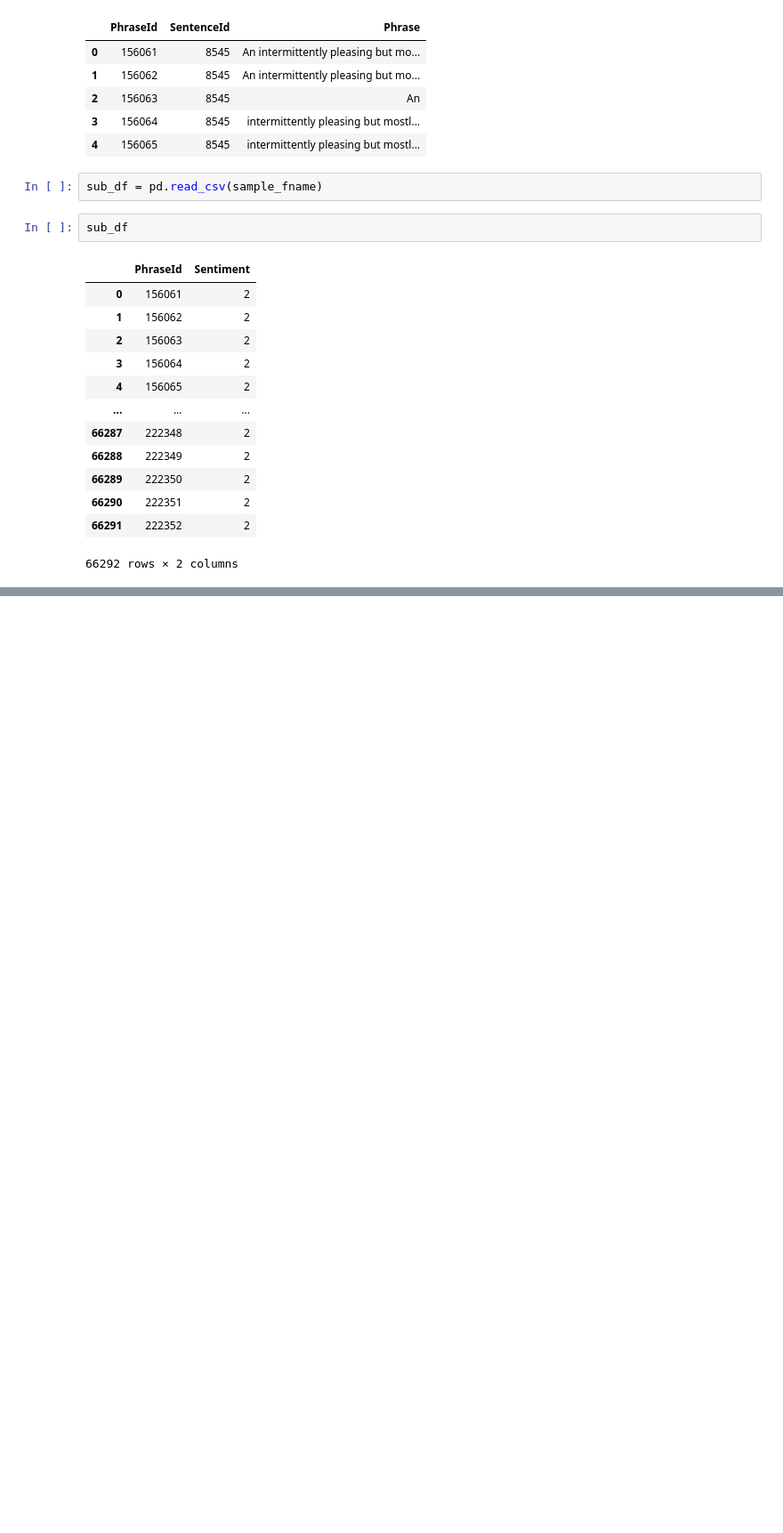
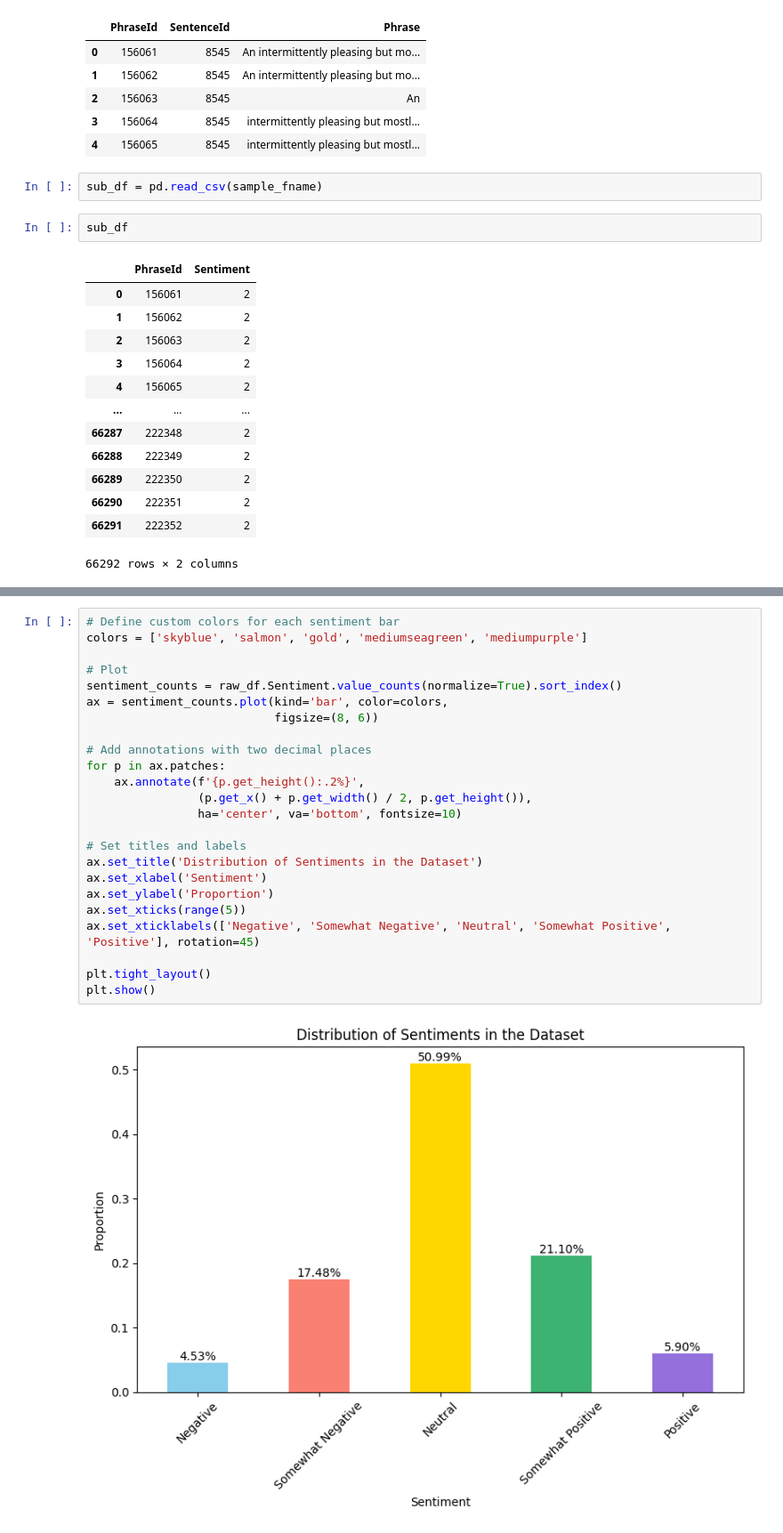
Before and after one commit to thugge254/Sentiment-Analysis-on-Movie-Reviews, a Jupyter notebook: Sentiment_Analysis_on_Movie_Reviews.ipynb, the cells around one changed output, grey strips where cells are left out. Shown at 89% size. Cells and saved outputs as stored; diff of their text form; blank space fills up the shorter version.

```diff
--- a/Sentiment_Analysis_on_Movie_Reviews.ipynb
+++ b/Sentiment_Analysis_on_Movie_Reviews.ipynb
@@ -90,0 +134,26 @@ sub_df
+# %%
+# Define custom colors for each sentiment bar
+colors = ['skyblue', 'salmon', 'gold', 'mediumseagreen', 'mediumpurple']
+
+# Plot
+sentiment_counts = raw_df.Sentiment.value_counts(normalize=True).sort_index()
+ax = sentiment_counts.plot(kind='bar', color=colors,
+                           figsize=(8, 6))
+
+# Add annotations with two decimal places
+for p in ax.patches:
+    ax.annotate(f'{p.get_height():.2%}',
+                (p.get_x() + p.get_width() / 2, p.get_height()),
+                ha='center', va='bottom', fontsize=10)
+
+# Set titles and labels
+ax.set_title('Distribution of Sentiments in the Dataset')
+ax.set_xlabel('Sentiment')
+ax.set_ylabel('Proportion')
+ax.set_xticks(range(5))
+ax.set_xticklabels(['Negative', 'Somewhat Negative', 'Neutral', 'Somewhat Positive', 'Positive'], rotation=45)
+
+plt.tight_layout()
+plt.show()
+# %% [output]
+[figure, added]
```
Also changed, not shown: parts of 27 cells of this notebook.
